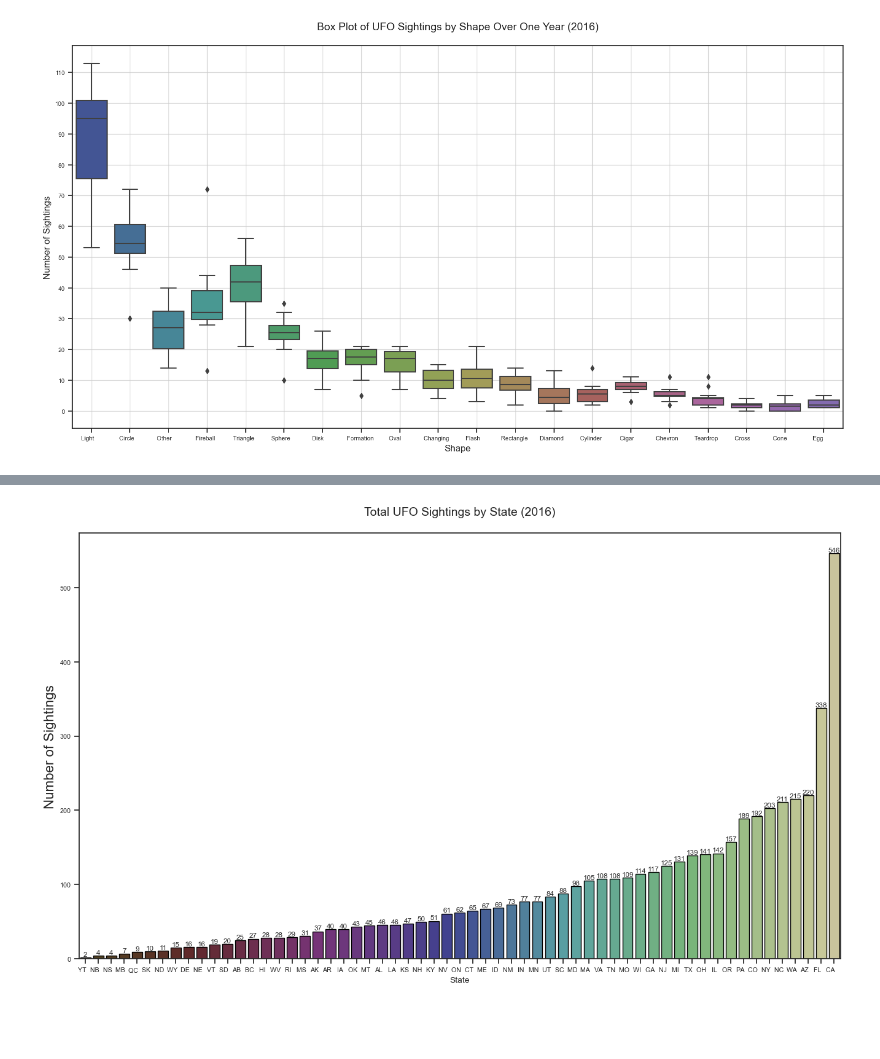
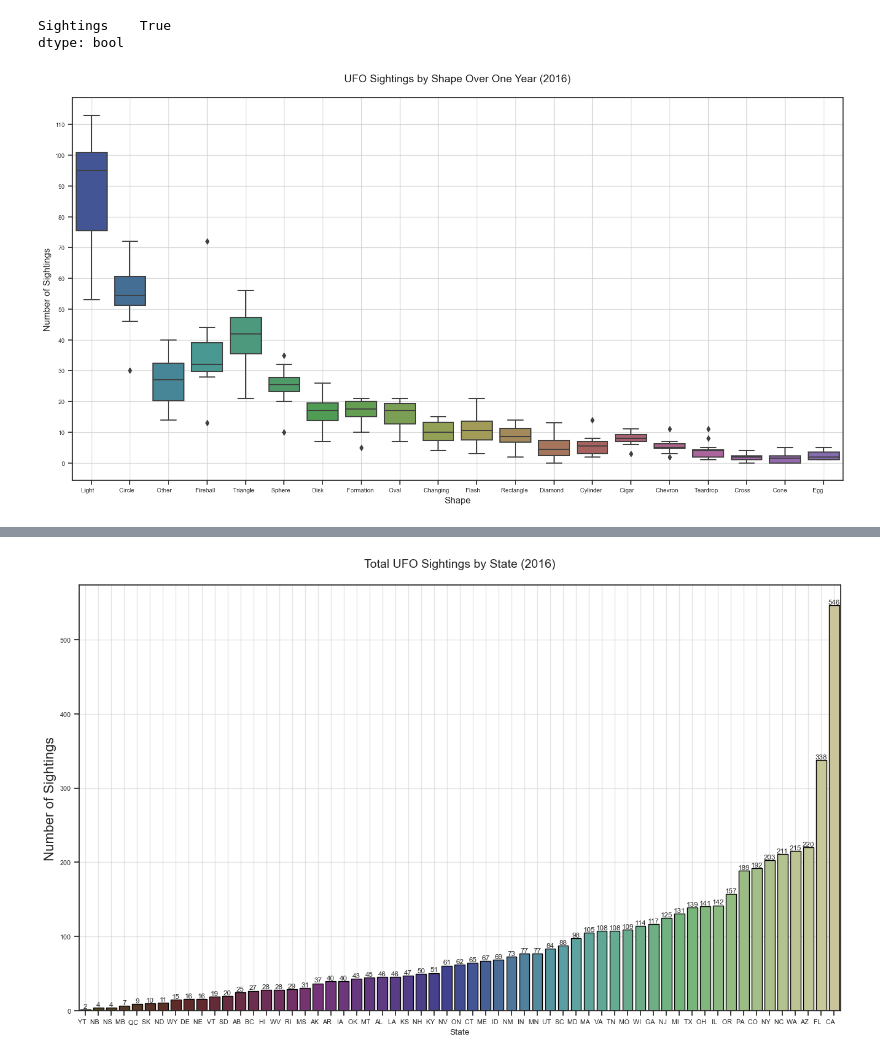
Before and after one commit to marko-londo/UFO-Sighting-Analysis, a Jupyter notebook: UFOs.ipynb, the cells around one changed output, grey strips where cells are left out. Cells and saved outputs as stored; diff of their text form; code cells hidden in the pictures; blank space fills up the shorter version.

```diff
--- a/UFOs.ipynb
+++ b/UFOs.ipynb
@@ -180,15 +180,26 @@ states_by_month_data.fillna(0, inplace=True)
 shapes_states = pd.merge(
     shapes_by_month_data, states_by_month_data, left_index=True, right_index=True
 )
+sightings_by_month = []
+for row in shapes_by_month_data.iterrows():
+    sightings_by_month.append(row[1].sum())
+sightings_by_month_data = pd.DataFrame(sightings_by_month, index=shapes_by_month_data.index)
+sightings_by_month_data.columns = ["Sightings"]
+sightings_by_month_data.sum() == len(ufo_filtered)
+# %% [output]
+Sightings    True
+dtype: bool
 # %%
+# Box plot of UFO sightings by shape over one year
+
 plt.subplots(figsize=(18, 9))
 sns.boxplot(
     data=shapes_by_month_data, palette=shape_colors[:20])
-plt.title("Box Plot of UFO Sightings by Shape Over One Year (2016)\n", fontsize=14)
+plt.title("UFO Sightings by Shape Over One Year (2016)\n", fontsize=14)
 plt.xlabel("Shape", fontsize=12)
 plt.ylabel("Number of Sightings", fontsize=12)
 plt.grid(True, alpha=0.7)
 plt.gca().yaxis.set_major_locator(MultipleLocator(10))
 plt.show()
 # %% [output]
-[figure, old version]
+[figure, new version]
```
Also changed, not shown: parts of 6 cells of this notebook.
